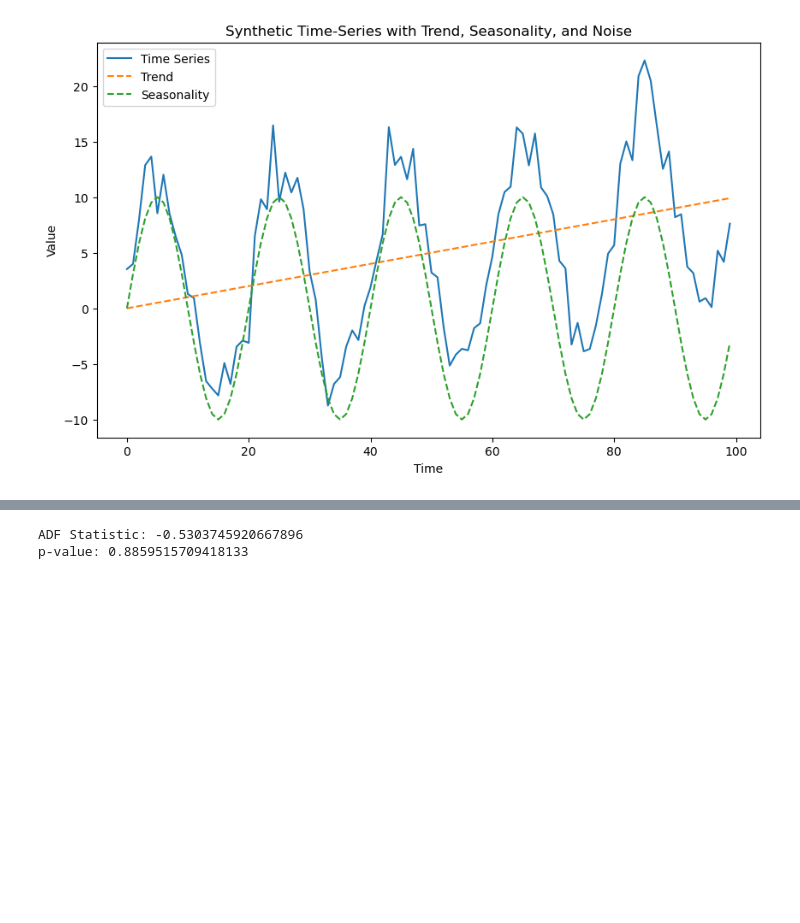
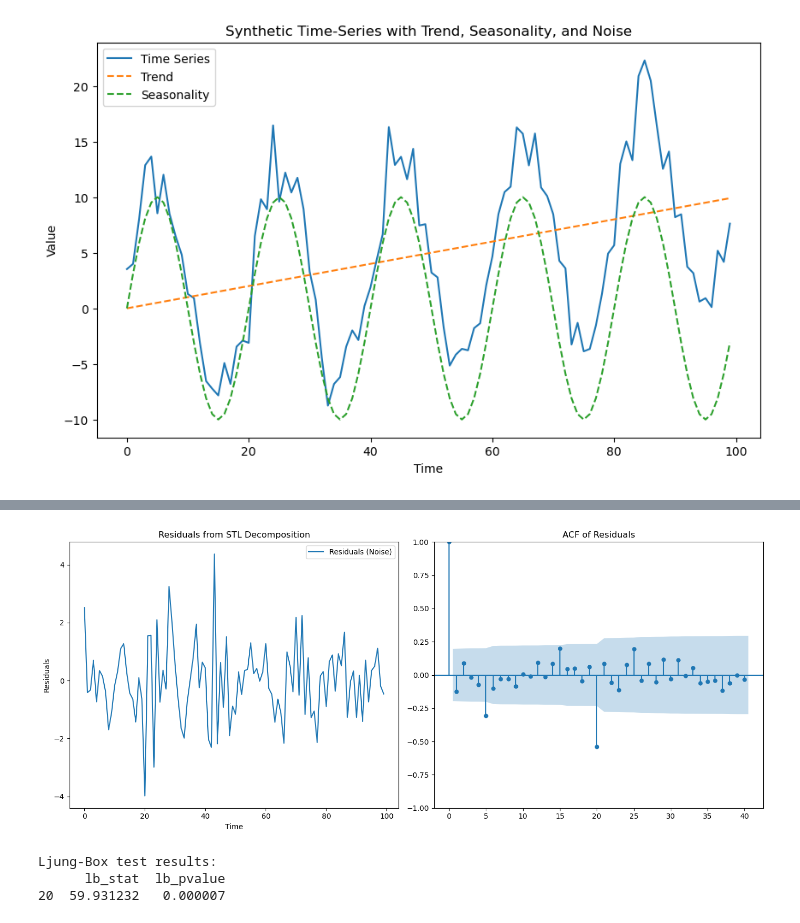
Before and after one commit to vmpreciado/ESE538, a Jupyter notebook: Time_Series_Analysis_Intro.ipynb, the cells around one changed output, grey strips where cells are left out. Cells and saved outputs as stored; diff of their text form; code cells hidden in the pictures; blank space fills up the shorter version.

```diff
--- a/Time_Series_Analysis_Intro.ipynb
+++ b/Time_Series_Analysis_Intro.ipynb
@@ -62,13 +52,39 @@ plt.show()
 # %%
-from statsmodels.tsa.stattools import adfuller
+from statsmodels.graphics.tsaplots import plot_acf
+from statsmodels.stats.diagnostic import acorr_ljungbox
+from scipy.stats import probplot
 
-# Perform the Augmented Dickey-Fuller test for stationarity
-adf_result = adfuller(series)
+# Assuming 'series' is your time series data and the STL decomposition has already been performed
+# Extract the residual (noise) component
+residuals = result.resid
 
-# Output the ADF statistic and p-value
-print(f'ADF Statistic: {adf_result[0]}')
-print(f'p-value: {adf_result[1]}')
+# Create a figure with 2 subplots arranged horizontally
+fig, axs = plt.subplots(1, 2, figsize=(14, 6))
+
+# 1. Visual Inspection of Residuals
+axs[0].plot(residuals, label='Residuals (Noise)')
+axs[0].set_title('Residuals from STL Decomposition')
+axs[0].set_xlabel('Time')
+axs[0].set_ylabel('Residuals')
+axs[0].legend()
+
+# 2. Autocorrelation Function (ACF) Plot
+plot_acf(residuals, lags=40, alpha=0.05, ax=axs[1])
+axs[1].set_title('ACF of Residuals')
+
+# Adjust layout to ensure no overlap
+plt.tight_layout()
+plt.show()
+
+# 3. Statistical Tests: Ljung-Box test for autocorrelation
+# Perform the Ljung-Box test on the residuals
+ljung_box_results = acorr_ljungbox(residuals, lags=[20], return_df=True)
+
+print("Ljung-Box test results:")
+print(ljung_box_results)
 # %% [output]
+[figure, added]
-ADF Statistic: -0.5303745920667896
-p-value: 0.8859515709418133
+Ljung-Box test results:
+      lb_stat  lb_pvalue
+20  59.931232   0.000007
 # %%
```
Also changed, not shown: parts of 4 cells of this notebook.
